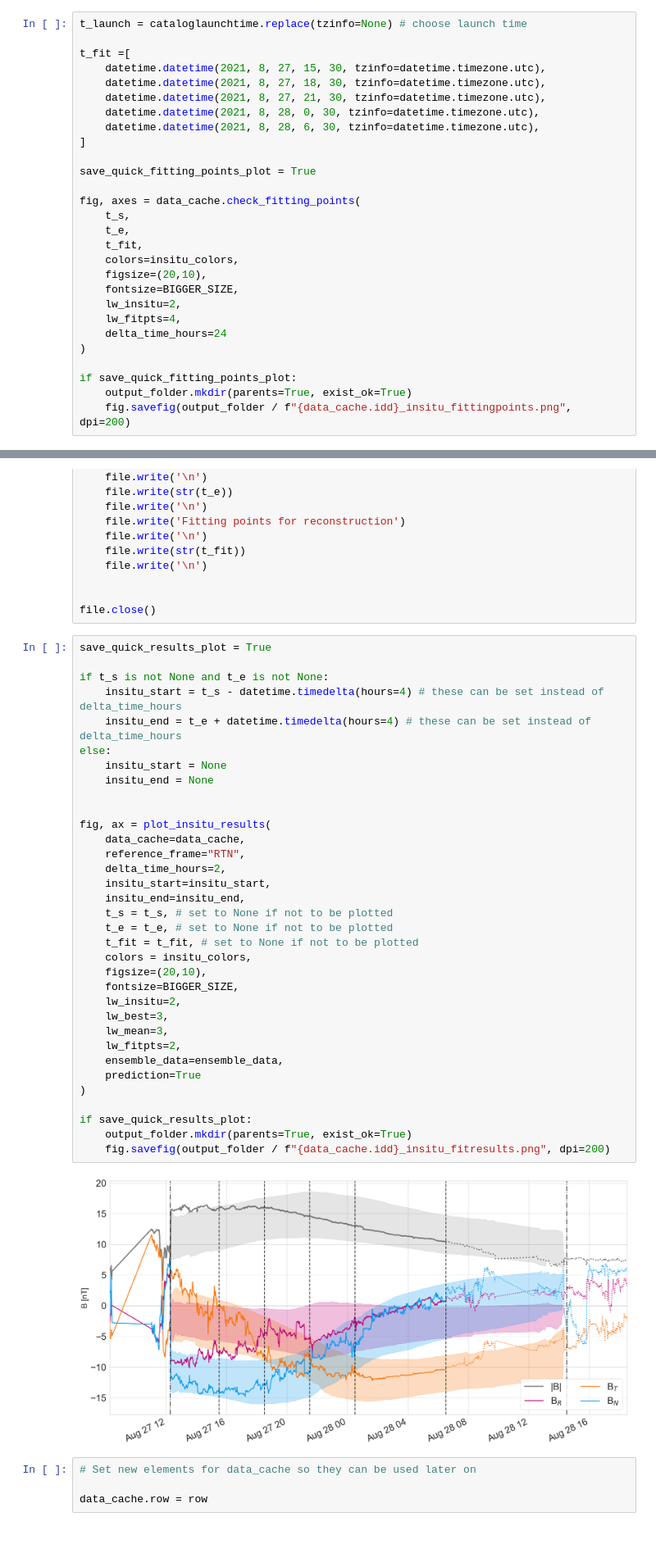
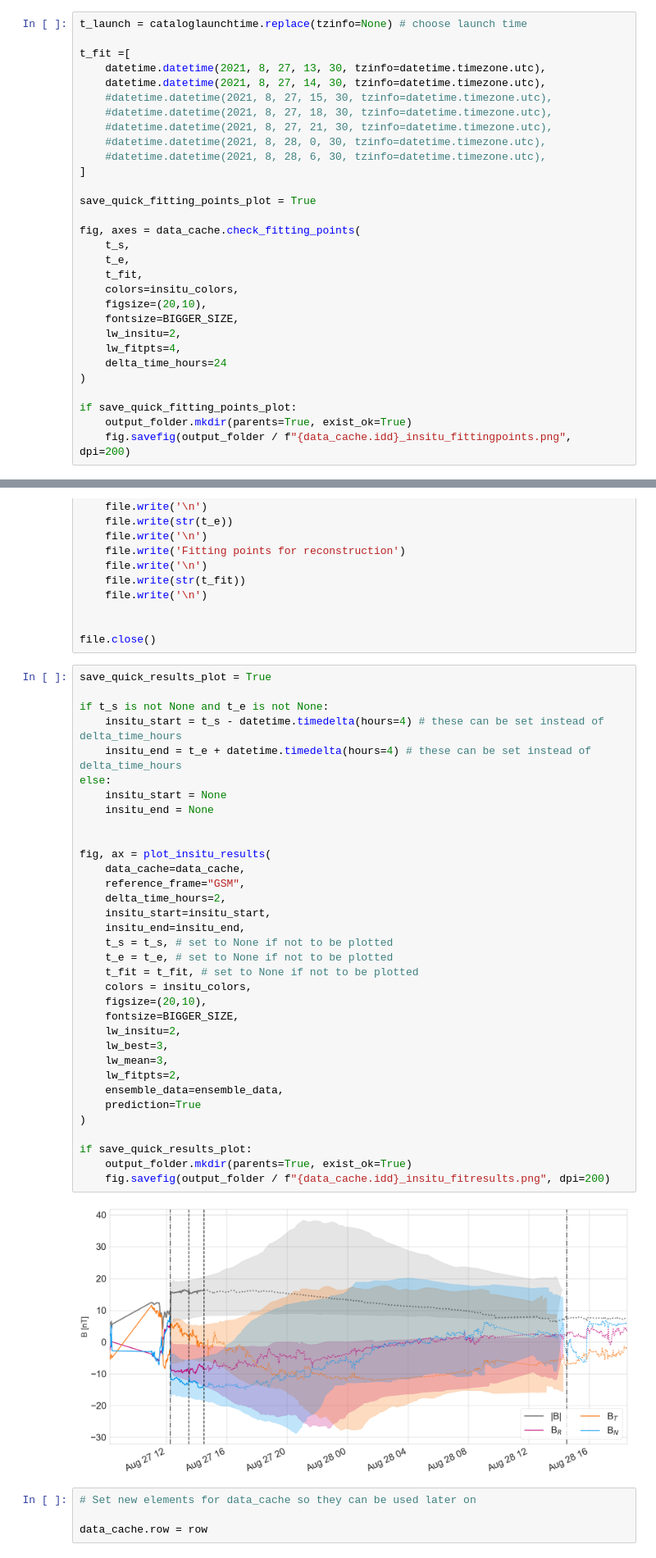
Before and after one commit to hruedisser/3DCORE-ASWO, a Jupyter notebook: notebooks/ShorttermForecast.ipynb, the cells around one changed output, grey strips where cells are left out. Shown at 82% size. Saved outputs shown, nothing was run; the diff lists cells and outputs as text; blank space fills up the shorter version.

```diff
--- a/notebooks/ShorttermForecast.ipynb
+++ b/notebooks/ShorttermForecast.ipynb
@@ -177,11 +177,13 @@ fig.show()
 t_launch = cataloglaunchtime.replace(tzinfo=None) # choose launch time
 
 t_fit =[
-    datetime.datetime(2021, 8, 27, 15, 30, tzinfo=datetime.timezone.utc),
-    datetime.datetime(2021, 8, 27, 18, 30, tzinfo=datetime.timezone.utc),
-    datetime.datetime(2021, 8, 27, 21, 30, tzinfo=datetime.timezone.utc),
-    datetime.datetime(2021, 8, 28, 0, 30, tzinfo=datetime.timezone.utc),
-    datetime.datetime(2021, 8, 28, 6, 30, tzinfo=datetime.timezone.utc),
+    datetime.datetime(2021, 8, 27, 13, 30, tzinfo=datetime.timezone.utc),
+    datetime.datetime(2021, 8, 27, 14, 30, tzinfo=datetime.timezone.utc),
+    #datetime.datetime(2021, 8, 27, 15, 30, tzinfo=datetime.timezone.utc),
+    #datetime.datetime(2021, 8, 27, 18, 30, tzinfo=datetime.timezone.utc),
+    #datetime.datetime(2021, 8, 27, 21, 30, tzinfo=datetime.timezone.utc),
+    #datetime.datetime(2021, 8, 28, 0, 30, tzinfo=datetime.timezone.utc),
+    #datetime.datetime(2021, 8, 28, 6, 30, tzinfo=datetime.timezone.utc),
 ]
 
 save_quick_fitting_points_plot = True
@@ -393,35 +396,35 @@ if t_s is not None and t_e is not None:
     insitu_start = t_s - datetime.timedelta(hours=4) # these can be set instead of delta_time_hours
     insitu_end = t_e + datetime.timedelta(hours=4) # these can be set instead of delta_time_hours
 else:
     insitu_start = None
     insitu_end = None
 
 
 fig, ax = plot_insitu_results(
     data_cache=data_cache,
-    reference_frame="RTN",
+    reference_frame="GSM",
     delta_time_hours=2,
     insitu_start=insitu_start,
     insitu_end=insitu_end,
     t_s = t_s, # set to None if not to be plotted
     t_e = t_e, # set to None if not to be plotted
     t_fit = t_fit, # set to None if not to be plotted
     colors = insitu_colors,
     figsize=(20,10),
     fontsize=BIGGER_SIZE,
     lw_insitu=2,
     lw_best=3,
     lw_mean=3,
     lw_fitpts=2,
     ensemble_data=ensemble_data,
     prediction=True
 )
 
 if save_quick_results_plot:
     output_folder.mkdir(parents=True, exist_ok=True)
     fig.savefig(output_folder / f"{data_cache.idd}_insitu_fitresults.png", dpi=200)
 # %% [output]
-[figure, old version]
+[figure, new version]
 # %%
 # Set new elements for data_cache so they can be used later on
 
```
Also changed, not shown: parts of 8 cells of this notebook.
